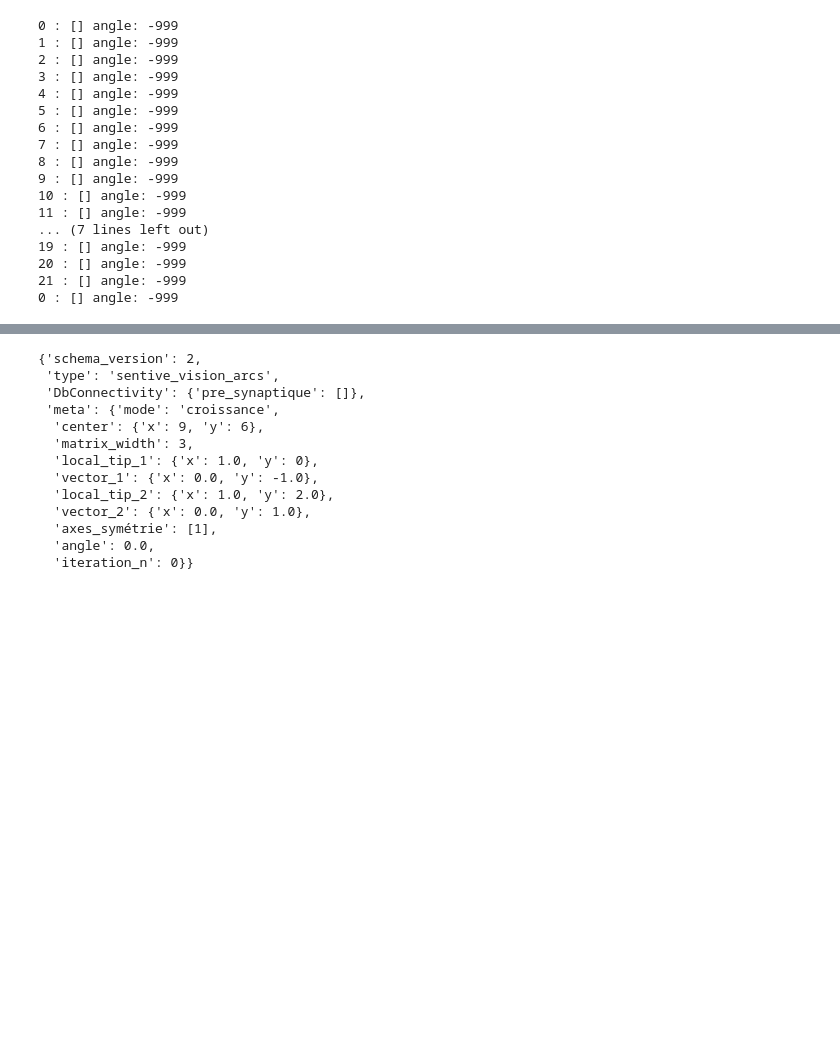
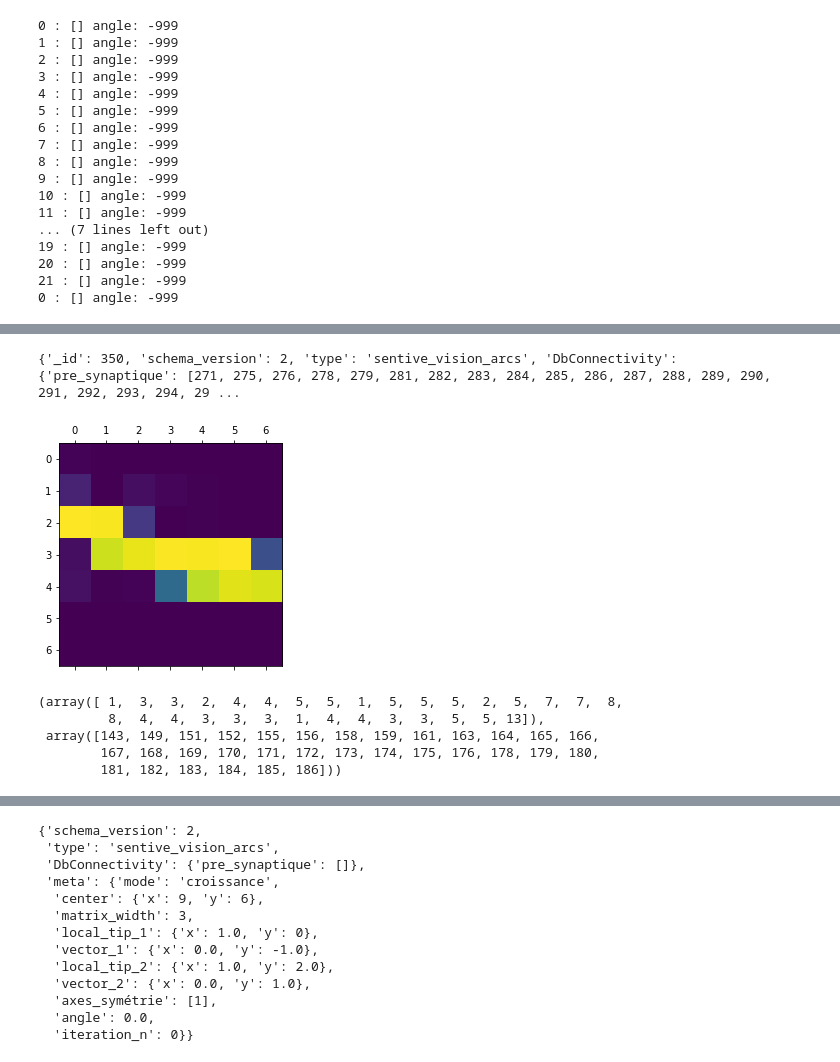
Before and after one commit to oliviermanette/metadl, a Jupyter notebook: starting_kit/sandbox_flod.ipynb, the cells around one changed output, grey strips where cells are left out. Drawn from its saved outputs; the diff is of its cells as text; code cells hidden in the pictures; blank space fills up the shorter version.

```diff
--- a/starting_kit/sandbox_flod.ipynb
+++ b/starting_kit/sandbox_flod.ipynb
@@ -1225,0 +1287,5 @@ show_neuron_receptive_field(321,episd_id)
+# %%
+show_receptive_field_id(350,episd_id)
+# %% [output]
+{'_id': 350, 'schema_version': 2, 'type': 'sentive_vision_arcs', 'DbConnectivity': {'pre_synaptique': [271, 275, 276, 278, 279, 281, 282, 283, 284, 285, 286, 287, 288, 289, 290, 291, 292, 293, 294, 29 ...
+[figure, added]
@@ -1225,0 +1294,8 @@ show_neuron_receptive_field(321,episd_id)
+# %%
+np.histogram(A,list(set(A)))
+# %% [output]
+(array([ 1,  3,  3,  2,  4,  4,  5,  5,  1,  5,  5,  5,  2,  5,  7,  7,  8,
+         8,  4,  4,  3,  3,  3,  1,  4,  4,  3,  3,  5,  5, 13]),
+ array([143, 149, 151, 152, 155, 156, 158, 159, 161, 163, 164, 165, 166,
+        167, 168, 169, 170, 171, 172, 173, 174, 175, 176, 178, 179, 180,
+        181, 182, 183, 184, 185, 186]))
```
Also changed, not shown: parts of 26 cells of this notebook.
